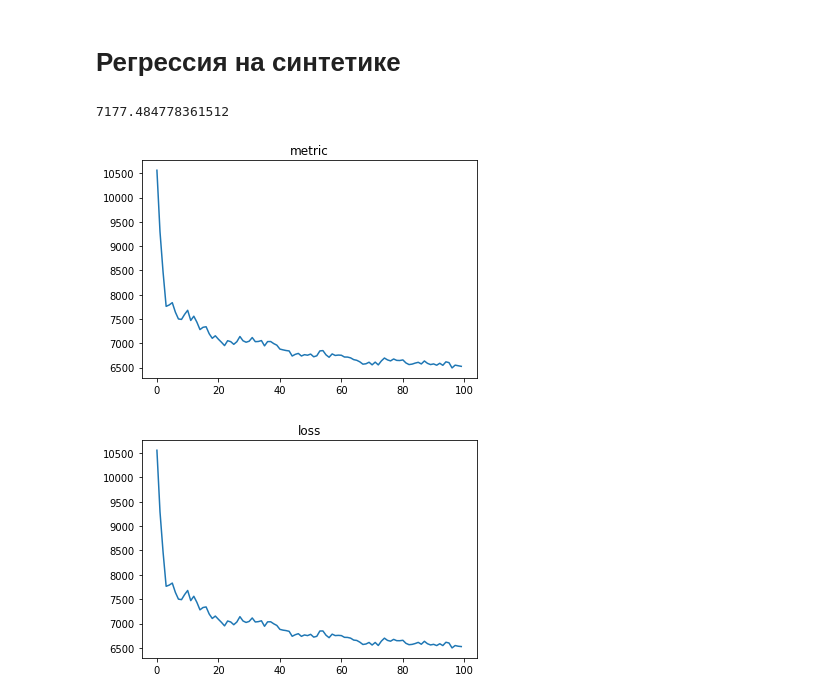
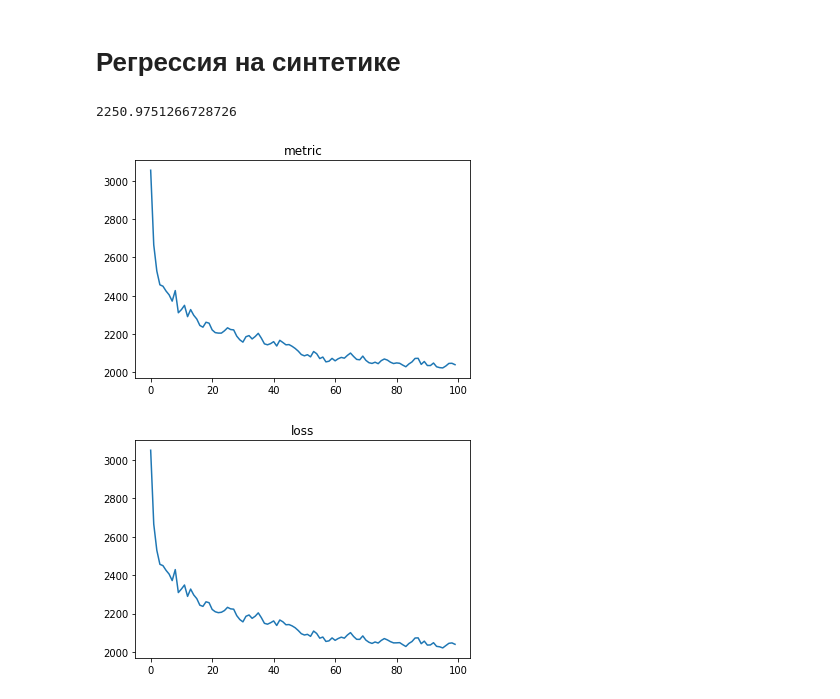
Before and after one commit to peter-pogorelov/spbsu-mlclass, a Jupyter notebook: ml-04.ipynb, the cells around one changed output. Saved outputs shown, nothing was run; the diff lists cells and outputs as text; code cells hidden in the pictures.

```diff
--- a/ml-04.ipynb
+++ b/ml-04.ipynb
@@ -195,7 +211,8 @@ class ActivationLayer(Layer):
         self.z = self._activation.call(X)
         return self.z
 
-    def backward(self, prev_layer: Layer = None, next_layer: Layer = None, X = None, y=None):
+    def backward(self, dZ = None, prev_layer: Layer = None):
+        self.dZ = dZ
         return self.dZ * self._activation.derivative(prev_layer.z)
 
 class ReLU(ActivationLayer):
@@ -224,8 +241,8 @@ class SoftMaxCrossEntropy(ActivationLayer):
     def __init__(self):
         super().__init__(ActivationSoftMax())
 
-    def backward(self, prev_layer: Layer = None, next_layer: Layer = None, X = None, y=None):
-        return self.z - y
+    def backward(self, dZ, prev_layer: Layer = None):
+        return self.z - dZ
 
 class LinearMSE(ActivationLayer):
     # this layer should be only in the head
@@ -233,8 +250,8 @@ class LinearMSE(ActivationLayer):
     def __init__(self):
         super().__init__(ActivationLinear())
 
-    def backward(self, prev_layer: Layer = None, next_layer: Layer = None, X = None, y=None):
-        return self.z - y
+    def backward(self, dZ, prev_layer: Layer = None):
+        return self.z - dZ
 
 
 class Dense(Layer):
@@ -247,6 +264,8 @@ class Dense(Layer):
         self.dW = None
         self.dB = None
 
+        self._input_size = None
+
         self.n_neuron = n_neuron
 
     def forward(self, X):
@@ -258,20 +277,12 @@ class Dense(Layer):
 
         return self.z
 
-    def backward(self, prev_layer: Layer = None, next_layer: Layer = None, X = None, y=None):
-        if isinstance(next_layer, ActivationLayer):
-            self.dZ = next_layer.backward(self, None, X, y)
-        else:
-            # dZ is already calculated
-            pass
+    def backward(self, dZ, prev_layer: Layer = None):
+        self.dZ = dZ
+        self.dB = self.dZ.sum(0) / self.z.shape[0]
 
-        self.dB = self.dZ.sum(0) / X.shape[0]
-
-        if prev_layer is not None:
-            self.dW = prev_layer.z.T @ self.dZ / X.shape[0]
-            prev_layer.dZ = self.dZ @ self.W.T
-        else:
-            self.dW = X.T @ self.dZ / X.shape[0]
+        self.dW = prev_layer.z.T @ self.dZ / self.z.shape[0]
+        return self.dZ @ self.W.T
 
     def update(self, lr):
         self.W = self.W - self.dW * lr
@@ -321,15 +332,9 @@ class NeuralNet(object):
         return prev_output
 
     def _backward(self, X, y):
-        _active_layers = [layer for layer in self._layers if not isinstance(layer, FakeLayer)]
-
-        for ix_layer in reversed(range(len(_active_layers))):
-            if ix_layer > 0 and ix_layer < len(_active_layers)-1:
-                _active_layers[ix_layer].backward(_active_layers[ix_layer-1], _active_layers[ix_layer+1], X, y)
-            elif ix_layer == 0:
-                _active_layers[ix_layer].backward(None, _active_layers[ix_layer+1], X, y)
-            elif ix_layer == len(self._layers) - 1:
-                _active_layers[ix_layer].backward(_active_layers[ix_layer-1], None, X, y)
+        dZ = y
+        for ix_layer in reversed(range(len(self._layers))[1:]):
+            dZ = self._layers[ix_layer].backward(dZ, prev_layer=self._layers[ix_layer-1])
 
     def _update(self, epoch):
         for layer in self._layers:
@@ -541,24 +552,25 @@ X_train, X_test, y_train, y_test = train_test_split(X, y, test_size=.1)
 # %%
 nn = NeuralNet(epochs=100, batch_size=1000, lr=.3, lr_decay_rate=5e-3, loss='mse', metric='mse')
 
+nn.add(InputLayer())
 nn.add(Dense(4))
 nn.add(Tanh())
 nn.add(Dense(1))
 nn.add(LinearMSE())
 
 history = nn.fit(X_train, y_train.reshape(-1, 1))
 result = nn.predict(X_test)
 
 print(mean_squared_error(result, y_test))
 
 plt.plot(history['metric'])
 plt.title('metric')
 plt.show()
 plt.plot(history['loss'])
 plt.title('loss')
 plt.show()
 # %% [output]
-7177.484778361512
+2250.9751266728726
-[figure, old version]
+[figure, new version]
-[figure, old version]
+[figure, new version]
 # %%
```
Also changed, not shown: parts of 9 cells of this notebook.
